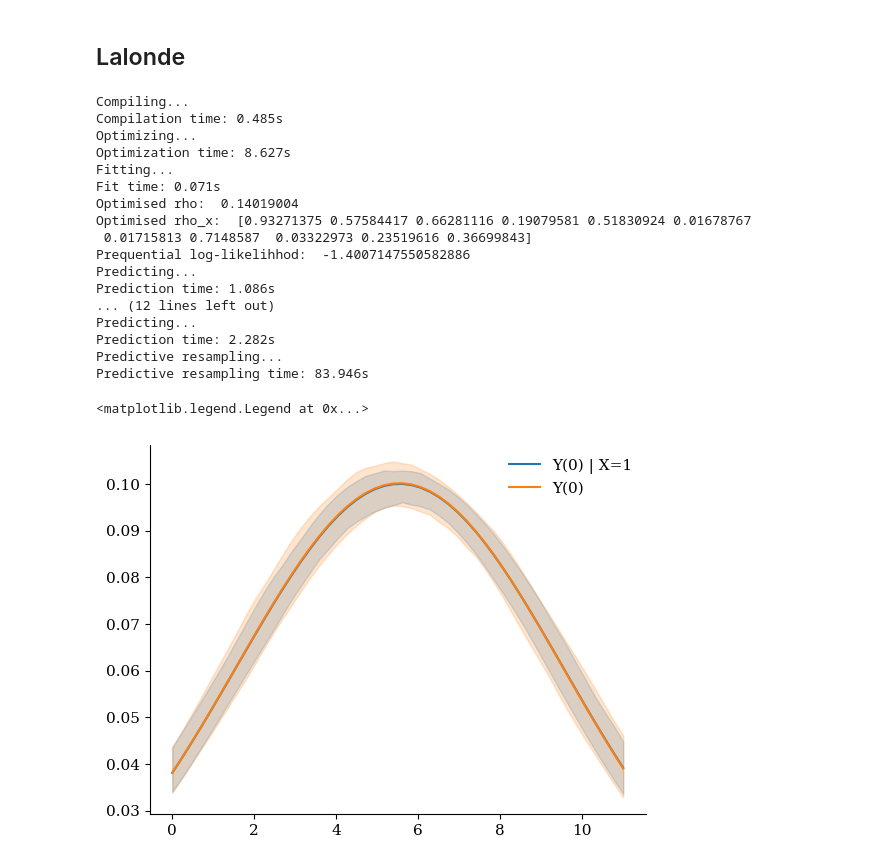
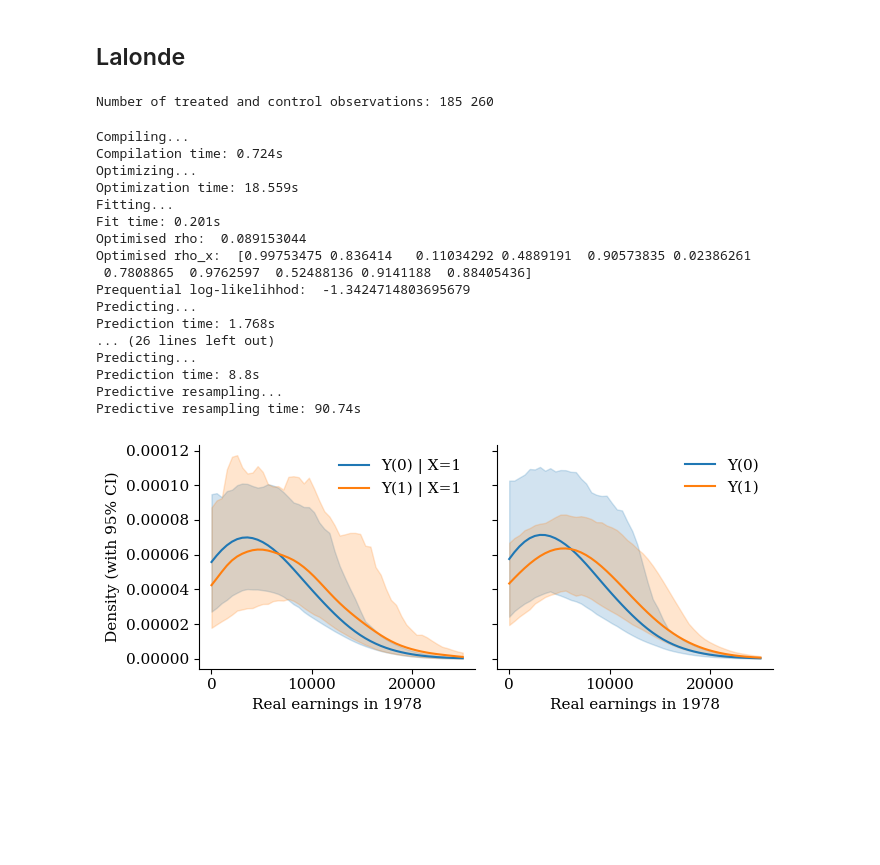
Before and after one commit to gregorsteiner/CausalMP, a Jupyter notebook: Real_Examples.ipynb, the cells around one changed output. Drawn from its saved outputs; the diff is of its cells as text; code cells hidden in the pictures; blank space fills up the shorter version.

Commit message:
Implemented lalonde example

```diff
--- a/Real_Examples.ipynb
+++ b/Real_Examples.ipynb
@@ -195,9 +195,13 @@ plt.show()
 # load data
 d = pd.read_csv("Data/lalonde.csv")
 
-y = np.log(d.re78.values + 1)
+y = d.re78.values
 x = d.treat.values
 w = d[['age', 'educ', 'hisp', 'black', 'married', 'nodegr', 're74', 're75', 'u74', 'u75']].values
+
+print("Number of treated and control observations:", x.sum(), d.shape[0] - x.sum())
+# %% [output]
+Number of treated and control observations: 185 260
 # %%
 
 # compute standardisation parameters and standardise y
@@ -208,52 +212,74 @@ y_std = (y - mu_y) / sig_y
 w_std = (w - w.mean(axis=0)) / w.std(axis=0)
 
 # run analysis — grid on standardised scale
-T = 2000
+T = 1500 - len(y)
 B = 200
 
-y_grid_orig = np.linspace(y.min(), y.max(), 50)
+y_grid_orig = np.linspace(0, 25000, 50)
 y_grid_std = (y_grid_orig - mu_y) / sig_y
 
 # Control counterfactual outcome among treated Y(0)|X = 1
-res_tt = mp_density_att(y_std, x, w_std, y_grid_std, B, T)
+res_tt_control = mp_density_att(y_std, x, w_std, y_grid_std, B, T)
+# Treated counterfactual outcome among treated Y(1)|X = 1
+res_tt_treated = mp_density(y_std[x == 1], x[x == 1], w_std[x == 1], [1], y_grid_std, B, T)
 
-# Unconditional control counterfactual outcome Y(0)
-res_unc = mp_density(y_std, x, w_std, [0], y_grid_std, B, T)
+# Unconditional control counterfactual outcomes Y(0) and Y(1)
+res_unc = mp_density(y_std, x, w_std, [0, 1], y_grid_std, B, T)
 # %% [output]
 Compiling...
-Compilation time: 0.485s
+Compilation time: 0.724s
 Optimizing...
-Optimization time: 8.627s
+Optimization time: 18.559s
 Fitting...
-Fit time: 0.071s
-Optimised rho:  0.14019004
-Optimised rho_x:  [0.93271375 0.57584417 0.66281116 0.19079581 0.51830924 0.01678767
- 0.01715813 0.7148587  0.03322973 0.23519616 0.36699843]
-Prequential log-likelihhod:  -1.4007147550582886
+Fit time: 0.201s
+Optimised rho:  0.089153044
+Optimised rho_x:  [0.99753475 0.836414   0.11034292 0.4889191  0.90573835 0.02386261
+ 0.7808865  0.9762597  0.52488136 0.9141188  0.88405436]
+Prequential log-likelihhod:  -1.3424714803695679
 Predicting...
-Prediction time: 1.086s
-... (12 lines left out)
+Prediction time: 1.768s
+... (26 lines left out)
 Predicting...
-Prediction time: 2.282s
+Prediction time: 8.8s
 Predictive resampling...
-Predictive resampling time: 83.946s
+Predictive resampling time: 90.74s
 # %%
 plt.rcParams.update({
     "font.family":      "serif",
     "font.size":        11,
     "axes.spines.top":  False,
     "axes.spines.right":False,
     "axes.linewidth":   0.8,
     "xtick.direction":  "out",
     "ytick.direction":  "out",
 })
 
-plt.plot(y_grid_orig, res_tt['x_0']['mean'] / sig_y, label = "Y(0) | X=1")
-plt.fill_between(y_grid_orig, res_tt['x_0']['low'] / sig_y, res_tt['x_0']['high'] / sig_y, color='tab:blue', alpha=0.2)
+fig, axes = plt.subplots(1, 2, figsize=(7, 3), sharey=True)
+x_ticks = [0, 10000, 20000]
+axes[0].set_xticks(x_ticks)
+axes[1].set_xticks(x_ticks)
 
-plt.plot(y_grid_orig, res_unc['x_0']['mean'] / sig_y, label = "Y(0)")
-plt.fill_between(y_grid_orig, res_unc['x_0']['low'] / sig_y, res_unc['x_0']['high'] / sig_y, color='tab:orange', alpha=0.2)
-plt.legend(frameon=False)
+# Left panel: counterfactual densities among treated
+ax = axes[0]
+ax.plot(y_grid_orig, res_tt_control['x_0']['mean'] / sig_y, label = "Y(0) | X=1", color='tab:blue')
+ax.fill_between(y_grid_orig, res_tt_control['x_0']['low'] / sig_y, res_tt_control['x_0']['high'] / sig_y, color='tab:blue', alpha=0.2)
+ax.plot(y_grid_orig, res_tt_treated['x_0']['mean'] / sig_y, label = "Y(1) | X=1", color='tab:orange')
+ax.fill_between(y_grid_orig, res_tt_treated['x_0']['low'] / sig_y, res_tt_treated['x_0']['high'] / sig_y, color='tab:orange', alpha=0.2)
+ax.set_xlabel("Real earnings in 1978")
+ax.set_ylabel("Density (with 95% CI)")
+ax.legend(frameon=False)
+
+# Right panel: unconditional densities
+ax = axes[1]
+ax.plot(y_grid_orig, res_unc['x_0']['mean'] / sig_y, label = "Y(0)", color='tab:blue')
+ax.fill_between(y_grid_orig, res_unc['x_0']['low'] / sig_y, res_unc['x_0']['high'] / sig_y, color='tab:blue', alpha=0.2)
+ax.plot(y_grid_orig, res_unc['x_1']['mean'] / sig_y, label = "Y(1)", color='tab:orange')
+ax.fill_between(y_grid_orig, res_unc['x_1']['low'] / sig_y, res_unc['x_1']['high'] / sig_y, color='tab:orange', alpha=0.2)
+ax.set_xlabel("Real earnings in 1978")
+ax.legend(frameon=False)
+
+plt.tight_layout()
+plt.savefig('Figures/LalondeExample.pdf', dpi=300, bbox_inches='tight')
+plt.show()
 # %% [output]
-<matplotlib.legend.Legend at 0x...>
-[figure, old version]
+[figure, new version]
```
Also changed, not shown: 1 other file.
